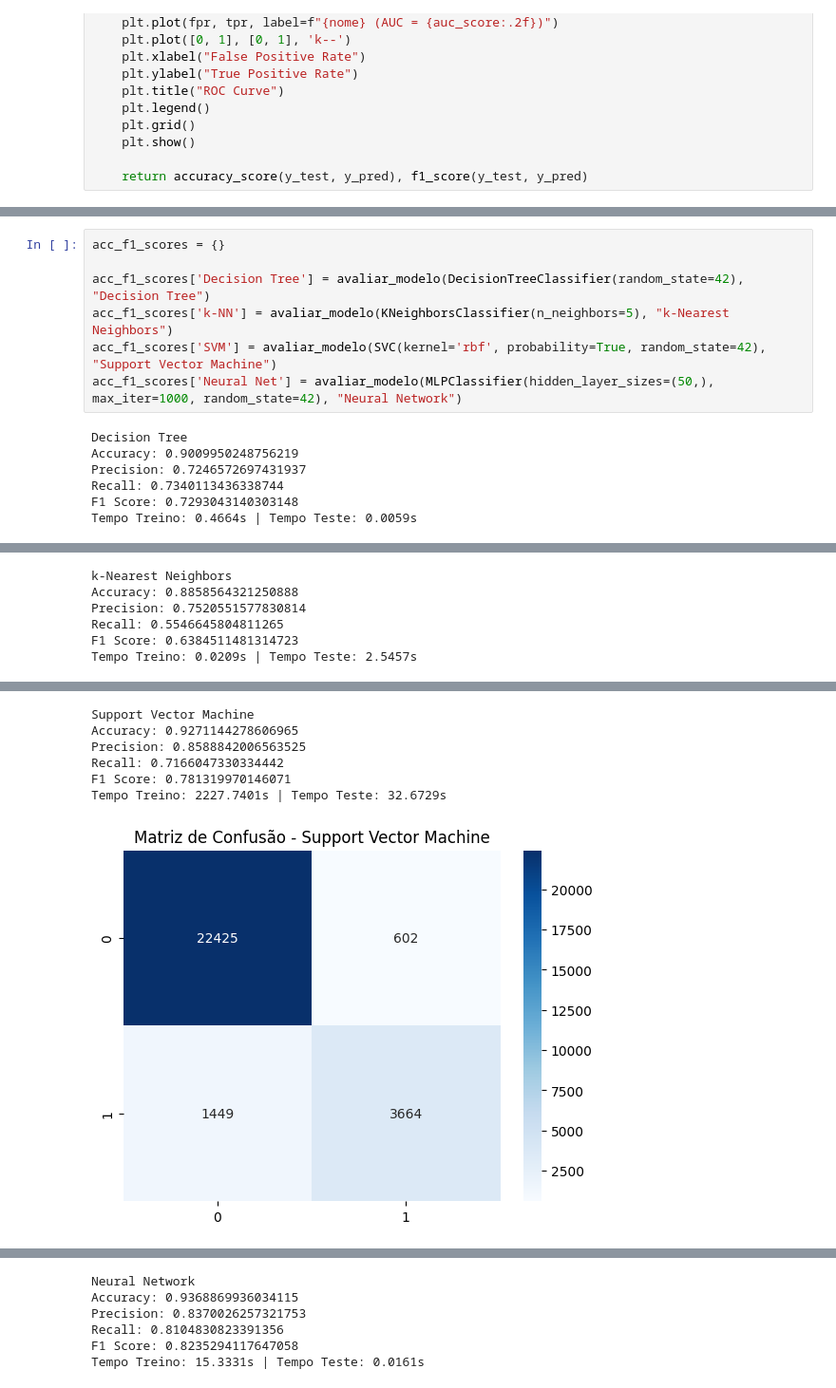
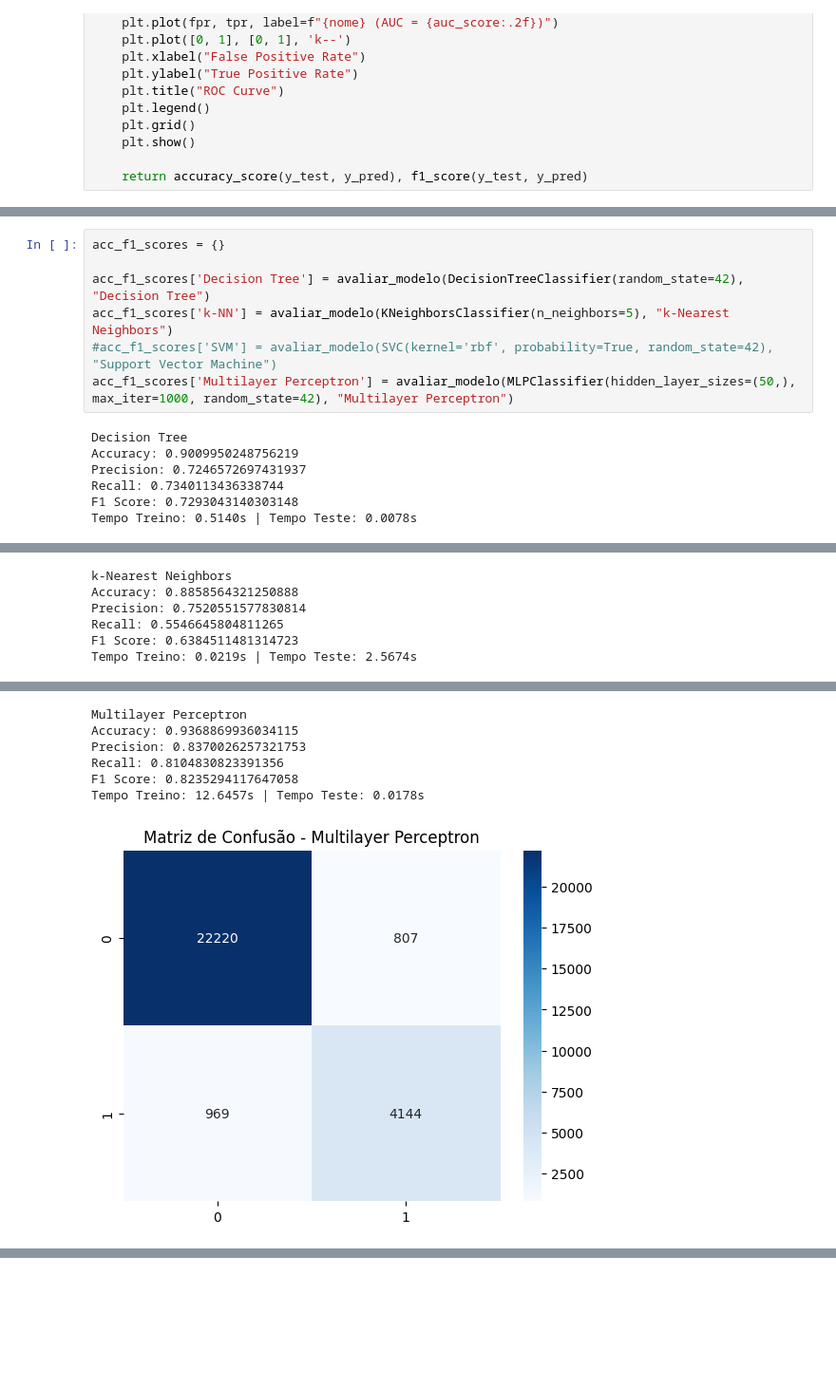
Before and after one commit to franciscoafonso04/IA-Vault, a Jupyter notebook: Project2/projeto_mental_health.ipynb, the cells around one changed output, grey strips where cells are left out. Shown: that part at 95% size. Drawn from its saved outputs; the diff is of its cells as text; blank space fills up the shorter version.

```diff
--- a/Project2/projeto_mental_health.ipynb
+++ b/Project2/projeto_mental_health.ipynb
@@ -283,31 +357,31 @@ def avaliar_modelo(modelo, nome):
 # %%
 acc_f1_scores = {}
 
 acc_f1_scores['Decision Tree'] = avaliar_modelo(DecisionTreeClassifier(random_state=42), "Decision Tree")
 acc_f1_scores['k-NN'] = avaliar_modelo(KNeighborsClassifier(n_neighbors=5), "k-Nearest Neighbors")
-acc_f1_scores['SVM'] = avaliar_modelo(SVC(kernel='rbf', probability=True, random_state=42), "Support Vector Machine")
-acc_f1_scores['Neural Net'] = avaliar_modelo(MLPClassifier(hidden_layer_sizes=(50,), max_iter=1000, random_state=42), "Neural Network")
+#acc_f1_scores['SVM'] = avaliar_modelo(SVC(kernel='rbf', probability=True, random_state=42), "Support Vector Machine")
+acc_f1_scores['Multilayer Perceptron'] = avaliar_modelo(MLPClassifier(hidden_layer_sizes=(50,), max_iter=1000, random_state=42), "Multilayer Perceptron")
 # %% [output]
 Decision Tree
 Accuracy: 0.9009950248756219
 Precision: 0.7246572697431937
 Recall: 0.7340113436338744
 F1 Score: 0.7293043140303148
-Tempo Treino: 0.4664s | Tempo Teste: 0.0059s
+Tempo Treino: 0.5140s | Tempo Teste: 0.0078s
 [figure]
 [figure]
 k-Nearest Neighbors
 Accuracy: 0.8858564321250888
 Precision: 0.7520551577830814
 Recall: 0.5546645804811265
 F1 Score: 0.6384511481314723
-Tempo Treino: 0.0209s | Tempo Teste: 2.5457s
+Tempo Treino: 0.0219s | Tempo Teste: 2.5674s
 [figure]
 [figure]
-Support Vector Machine
-Accuracy: 0.9271144278606965
-Precision: 0.8588842006563525
-Recall: 0.7166047330334442
-F1 Score: 0.781319970146071
-Tempo Treino: 2227.7401s | Tempo Teste: 32.6729s
+Multilayer Perceptron
+Accuracy: 0.9368869936034115
+Precision: 0.8370026257321753
+Recall: 0.8104830823391356
+F1 Score: 0.8235294117647058
+Tempo Treino: 12.6457s | Tempo Teste: 0.0178s
-[figure, old version]
+[figure, new version]
@@ -315,6 +388,0 @@ Tempo Treino: 2227.7401s | Tempo Teste: 32.6729s
-Neural Network
-Accuracy: 0.9368869936034115
-Precision: 0.8370026257321753
-Recall: 0.8104830823391356
-F1 Score: 0.8235294117647058
-Tempo Treino: 15.3331s | Tempo Teste: 0.0161s
```
Also changed, not shown: parts of 36 cells of this notebook.
